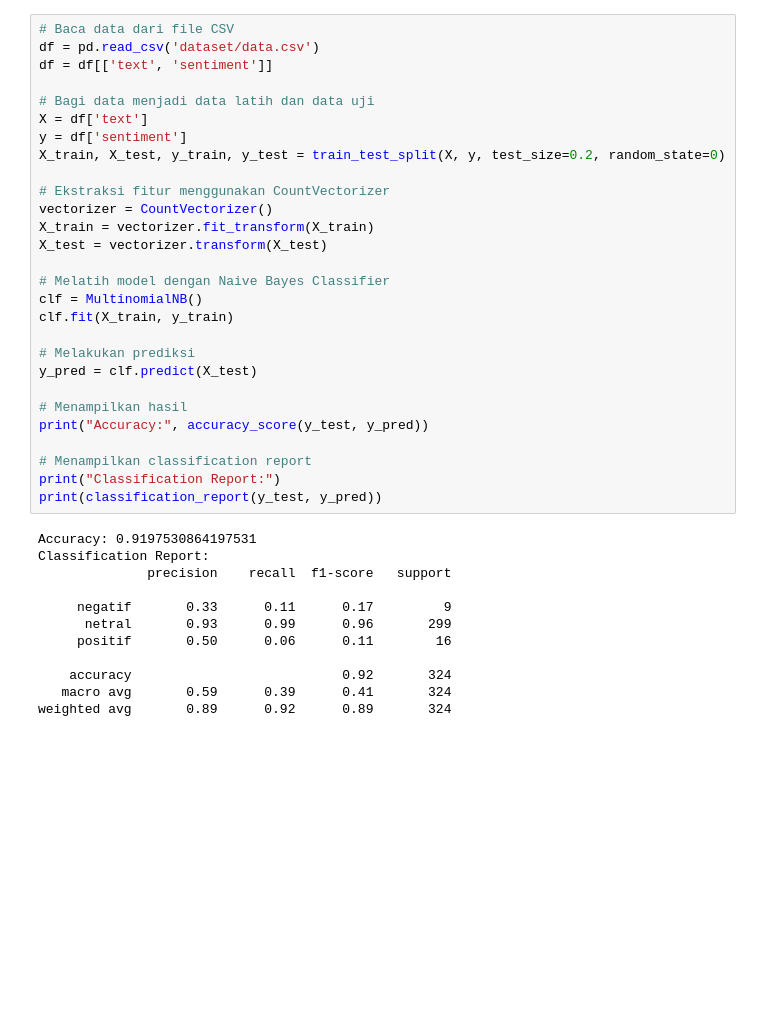
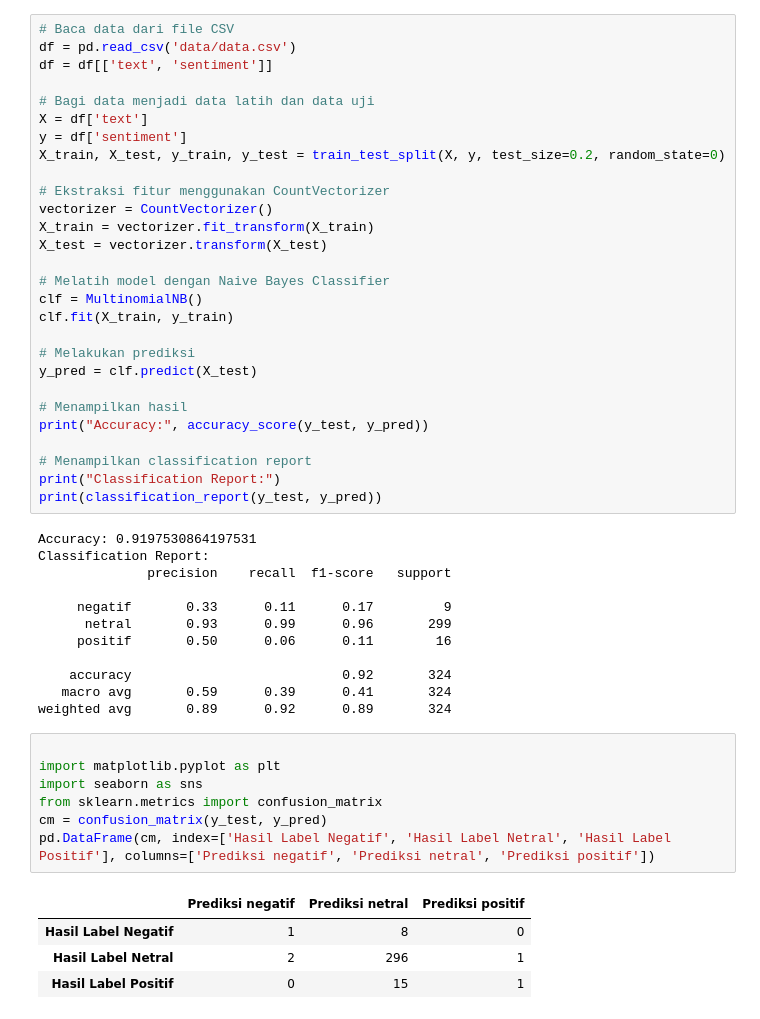
Before and after one commit to ArtEnginer/AnalisisSentimentNaiveBayesPresiden, a Jupyter notebook: code.ipynb, the cells around one changed output. Cells and saved outputs as stored; diff of their text form; blank space fills up the shorter version.

```diff
--- a/code.ipynb
+++ b/code.ipynb
@@ -150,7 +186,7 @@ data.to_csv('dataset/data.csv', index=False)
 TRAINING MULTINOMIAL NAIVE BAYES CLASSIFIER
 # %%
 # Baca data dari file CSV
-df = pd.read_csv('dataset/data.csv')
+df = pd.read_csv('data/data.csv')
 df = df[['text', 'sentiment']]
 
 # Bagi data menjadi data latih dan data uji
@@ -188,3 +224,15 @@ Classification Report:
     accuracy                           0.92       324
    macro avg       0.59      0.39      0.41       324
 weighted avg       0.89      0.92      0.89       324
+# %%
+
+import matplotlib.pyplot as plt
+import seaborn as sns
+from sklearn.metrics import confusion_matrix
+cm = confusion_matrix(y_test, y_pred)
+pd.DataFrame(cm, index=['Hasil Label Negatif', 'Hasil Label Netral', 'Hasil Label Positif'], columns=['Prediksi negatif', 'Prediksi netral', 'Prediksi positif'])
+# %% [output]
+|  | Prediksi negatif | Prediksi netral | Prediksi positif |
+| Hasil Label Negatif | 1 | 8 | 0 |
+| Hasil Label Netral | 2 | 296 | 1 |
+| Hasil Label Positif | 0 | 15 | 1 |
```
Also changed, not shown: parts of 4 cells of this notebook, 2 other files.
